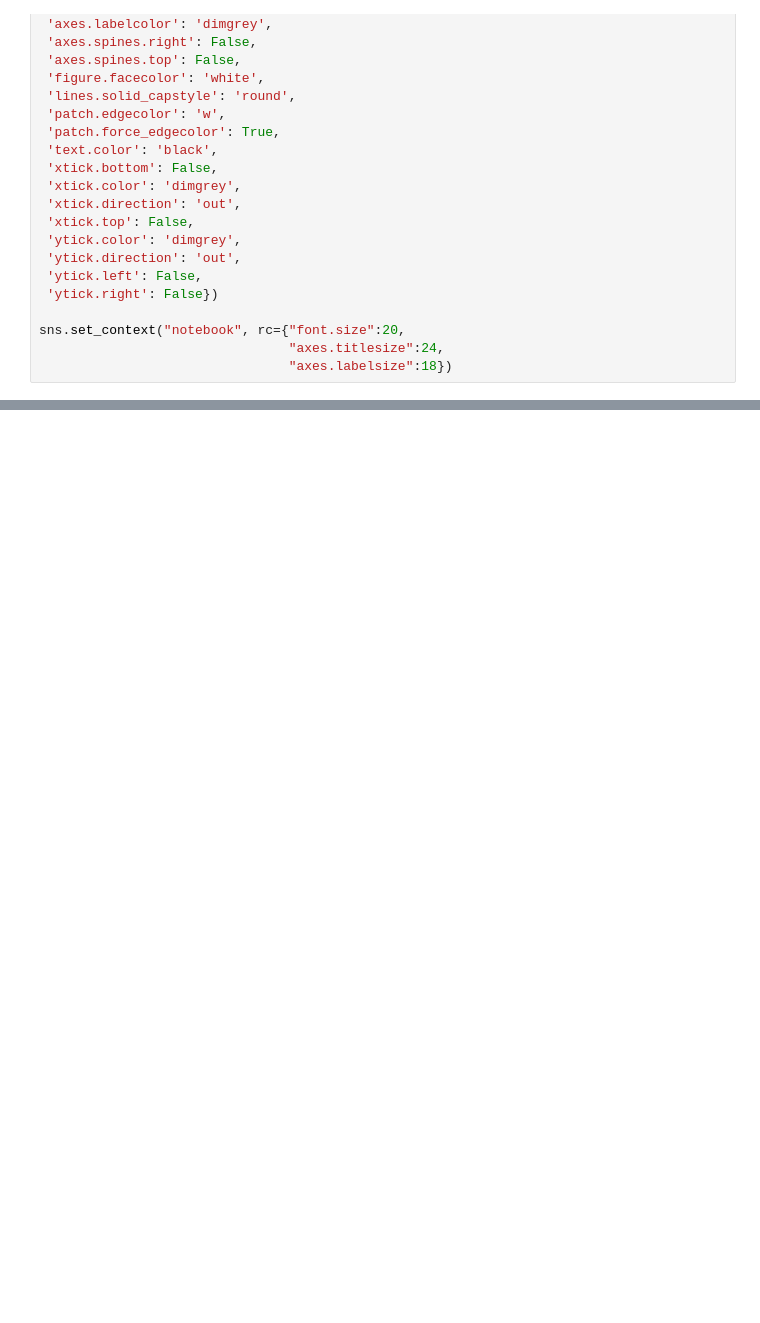
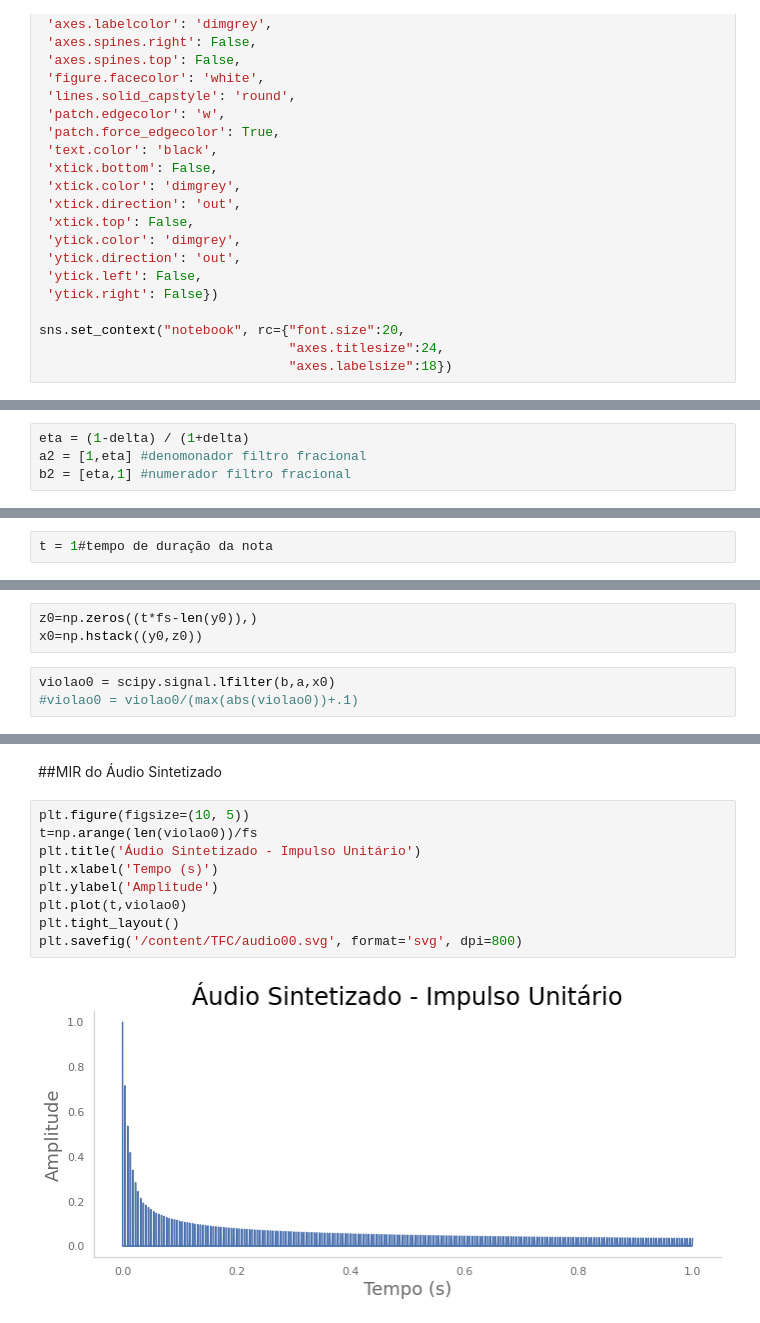
Before and after one commit to grnbatera/TFC, a Jupyter notebook: TFC_1_0.ipynb, the cells around one changed output, grey strips where cells are left out. Drawn from its saved outputs; the diff is of its cells as text; blank space fills up the shorter version.

```diff
--- a/TFC_1_0.ipynb
+++ b/TFC_1_0.ipynb
@@ -175,0 +134,4 @@ Audio(data=y,rate=fs)
+# %%
+eta = (1-delta) / (1+delta)
+a2 = [1,eta] #denomonador filtro fracional
+b2 = [eta,1] #numerador filtro fracional
@@ -175,0 +151,2 @@ Audio(data=y,rate=fs)
+# %%
+t = 1#tempo de duração da nota
@@ -175,0 +155,6 @@ Audio(data=y,rate=fs)
+# %%
+z0=np.zeros((t*fs-len(y0)),)
+x0=np.hstack((y0,z0))
+# %%
+violao0 = scipy.signal.lfilter(b,a,x0)
+#violao0 = violao0/(max(abs(violao0))+.1)
@@ -175,0 +237,13 @@ Audio(data=y,rate=fs)
+# %% [markdown]
+##MIR do Áudio Sintetizado
+# %%
+plt.figure(figsize=(10, 5))
+t=np.arange(len(violao0))/fs
+plt.title('Áudio Sintetizado - Impulso Unitário')
+plt.xlabel('Tempo (s)')
+plt.ylabel('Amplitude')
+plt.plot(t,violao0)
+plt.tight_layout()
+plt.savefig('/content/TFC/audio00.svg', format='svg', dpi=800)
+# %% [output]
+[figure, added]
```
Also changed, not shown: parts of 85 cells of this notebook.
